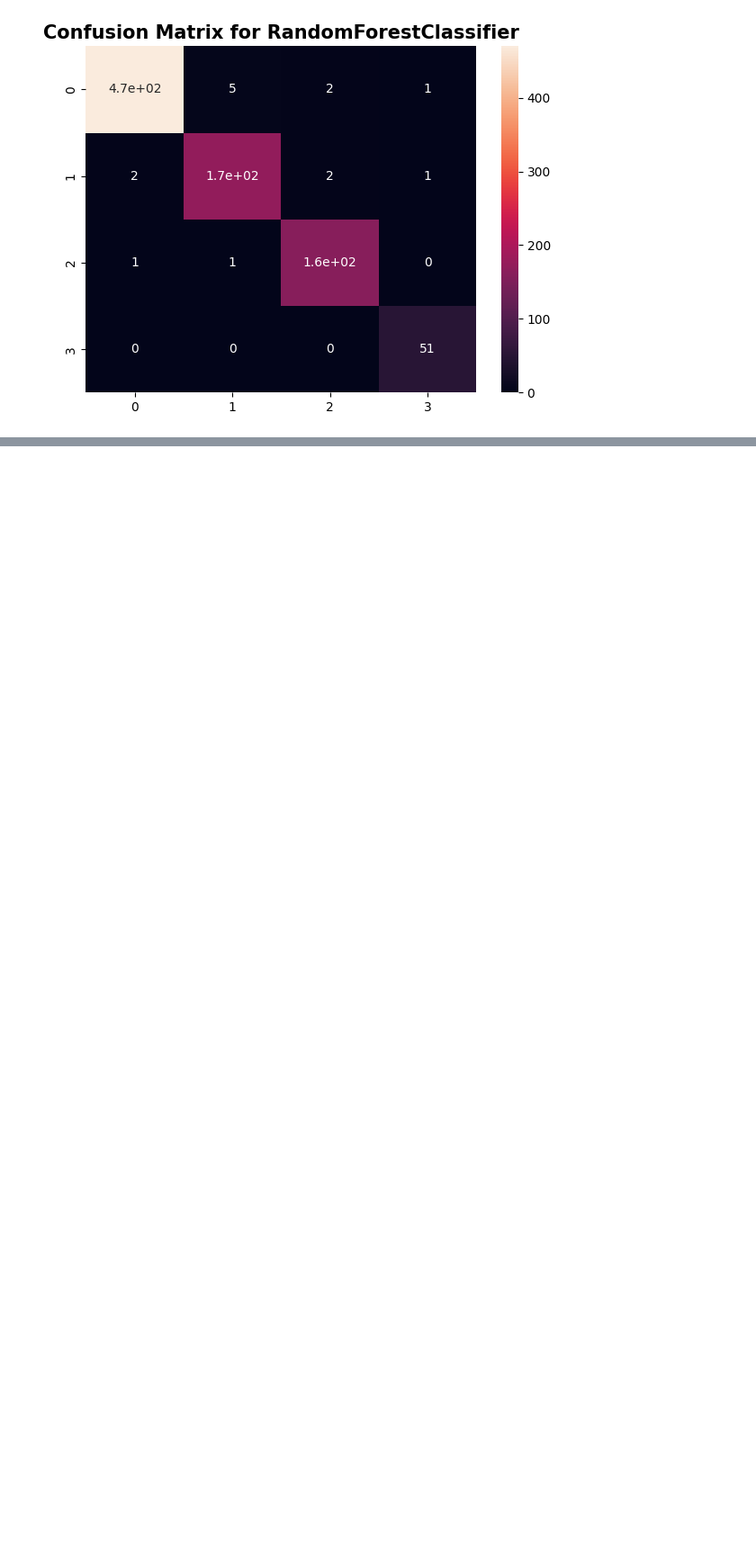
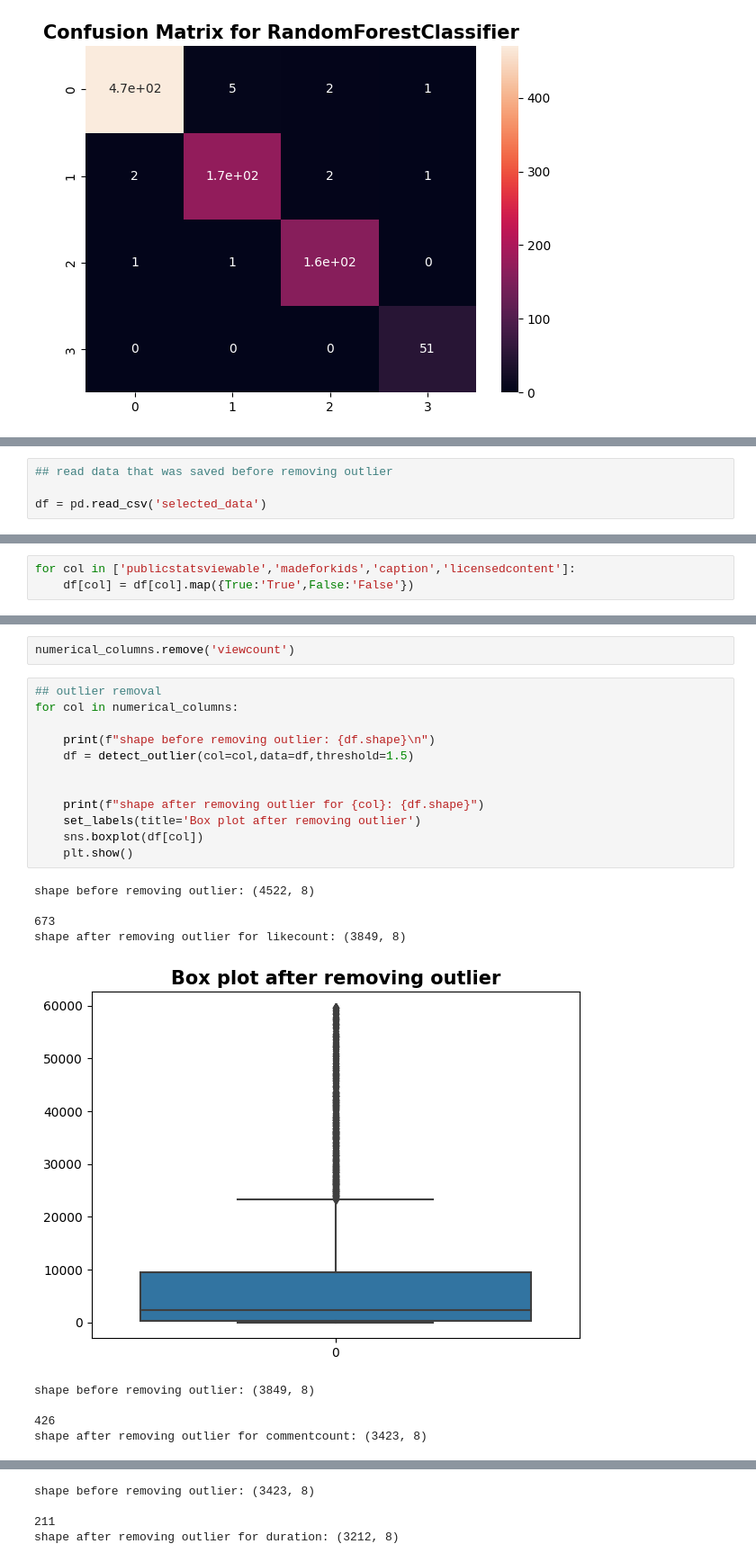
Before and after one commit to SinghJagpreet096/YouTube_analysis, a Jupyter notebook: model.ipynb, the cells around one changed output, grey strips where cells are left out. Shown at 90% size. Drawn from its saved outputs; the diff is of its cells as text; blank space fills up the shorter version.

```diff
--- a/model.ipynb
+++ b/model.ipynb
@@ -878,0 +894,4 @@ Classification Report:
+# %%
+## read data that was saved before removing outlier
+
+df = pd.read_csv('selected_data')
@@ -878,0 +934,3 @@ Classification Report:
+# %%
+for col in ['publicstatsviewable','madeforkids','caption','licensedcontent']:
+    df[col] = df[col].map({True:'True',False:'False'})
@@ -878,0 +948,24 @@ Classification Report:
+# %%
+numerical_columns.remove('viewcount')
+# %%
+## outlier removal
+for col in numerical_columns:
+
+    print(f"shape before removing outlier: {df.shape}\n")
+    df = detect_outlier(col=col,data=df,threshold=1.5)
+
+
+    print(f"shape after removing outlier for {col}: {df.shape}")
+    set_labels(title='Box plot after removing outlier')
+    sns.boxplot(df[col])
+    plt.show()
+# %% [output]
+shape before removing outlier: (4522, 8)
+
+673
+shape after removing outlier for likecount: (3849, 8)
+[figure, added]
+shape before removing outlier: (3849, 8)
+
+426
+shape after removing outlier for commentcount: (3423, 8)
@@ -878,0 +973,4 @@ Classification Report:
+shape before removing outlier: (3423, 8)
+
+211
+shape after removing outlier for duration: (3212, 8)
```
Also changed, not shown: parts of 38 cells of this notebook, 1 other file.
